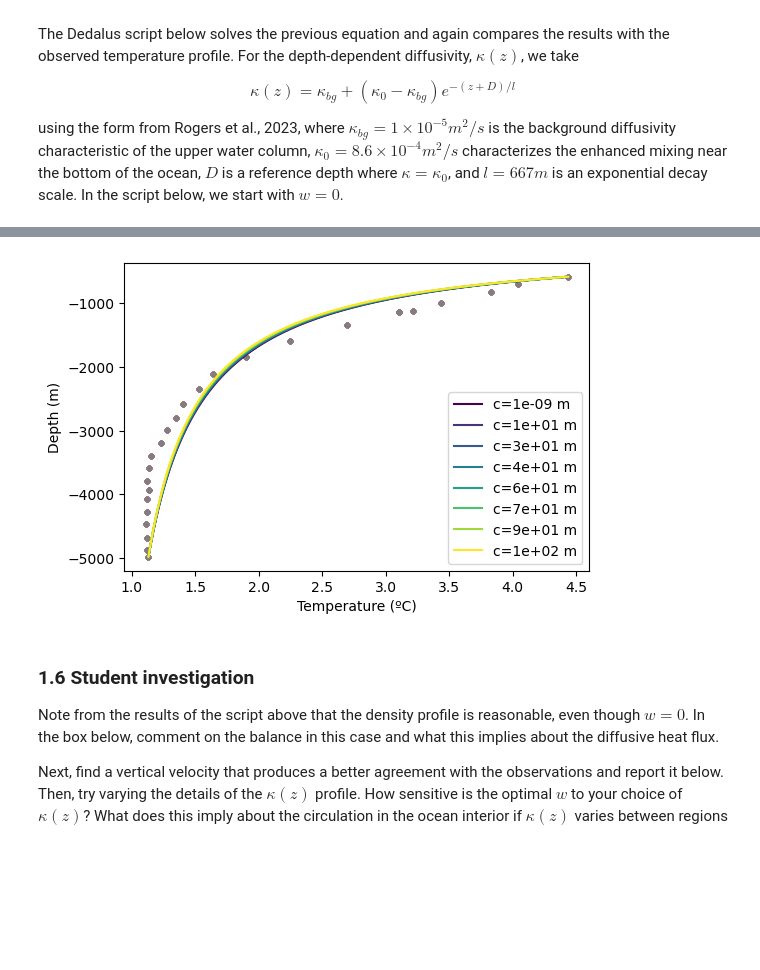
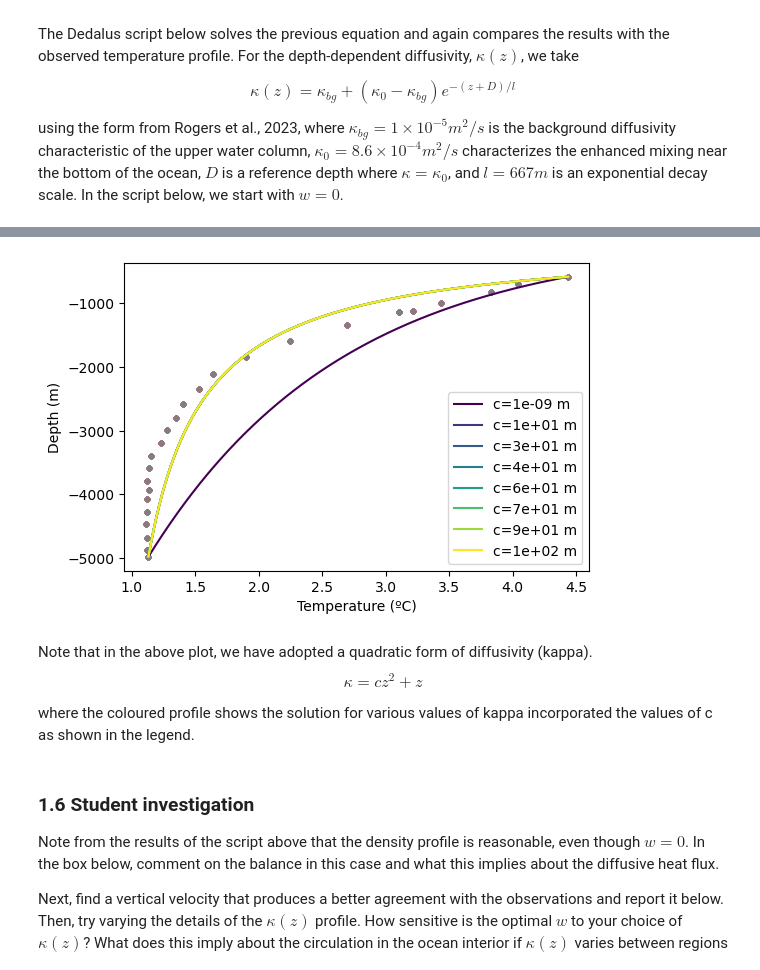
Before and after one commit to Her0n24/QCES, a Jupyter notebook: Project2_transport.ipynb, the cells around one changed output, grey strips where cells are left out. Cells and saved outputs as stored; diff of their text form; code cells hidden in the pictures; blank space fills up the shorter version.

```diff
--- a/Project2_transport.ipynb
+++ b/Project2_transport.ipynb
@@ -276,7 +283,7 @@ Nz = 1000
 # Set the vertical velocity
 w = 1e-8 # m/s
 
-c= [float(i) for i in np.linspace(1e-9,100,8)]
+c= [float(i) for i in np.linspace(1e-9,100,8)] # Set a range of different kappa values
 colors = plt.cm.viridis(np.linspace(0, 1, len(c)))
 
 plt.figure(figsize=(6, 4))
@@ -294,7 +301,7 @@ for i, value in enumerate(c):
     # Below is the diffusivity profile from Rogers et al., 2023
     #kappa['g']=  value #1e-5 + (8.6e-4-1e-5)*np.exp((value-z)/667) # m^2/s # Try a constant kappa
     #kappa['g']=  1e-5*np.exp((value-z)/667) # m^2/s # Try a
-    kappa['g']=  value*z + z**2
+    kappa['g']=  value*z**2 + z
 
     # Add two tau variables to allow us to apply two boundary conditions
     tau_1 = dist.Field(name='tau_1')
@@ -337 +344 @@ plt.show()
-[figure, old version]
+[figure, new version]
@@ -341,3 +345,7 @@ plt.show()
+# %% [markdown]
+Note that in the above plot, we have adopted a quadratic form of diffusivity (kappa). $$ \kappa = cz^{2} + z $$
+
+where the coloured profile shows the solution for various values of kappa incorporated the values of c as shown in the legend.
 # %% [markdown]
 ### 1.6 Student investigation
 <a id='section1pt6'></a>
```
Also changed, not shown: parts of 8 cells of this notebook.
